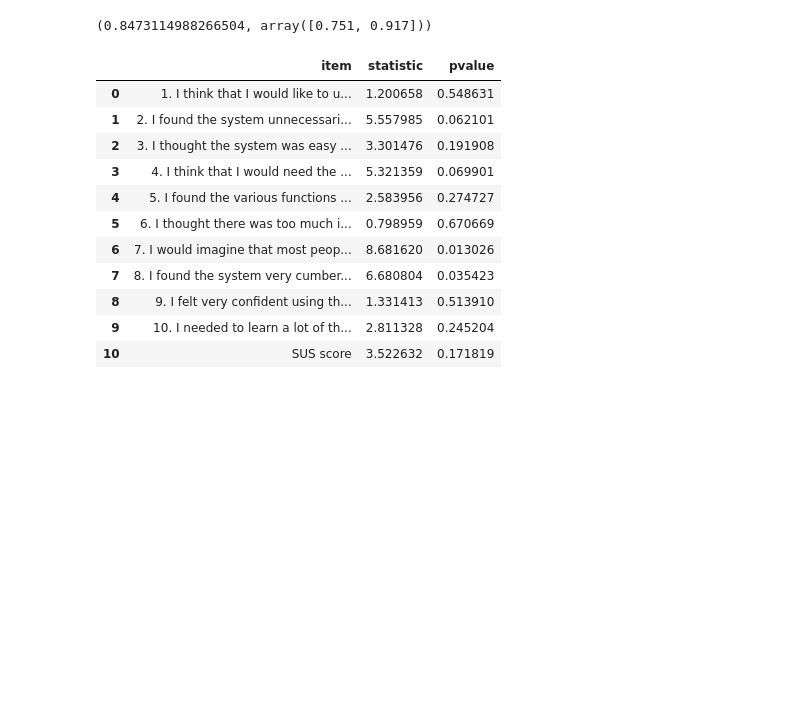
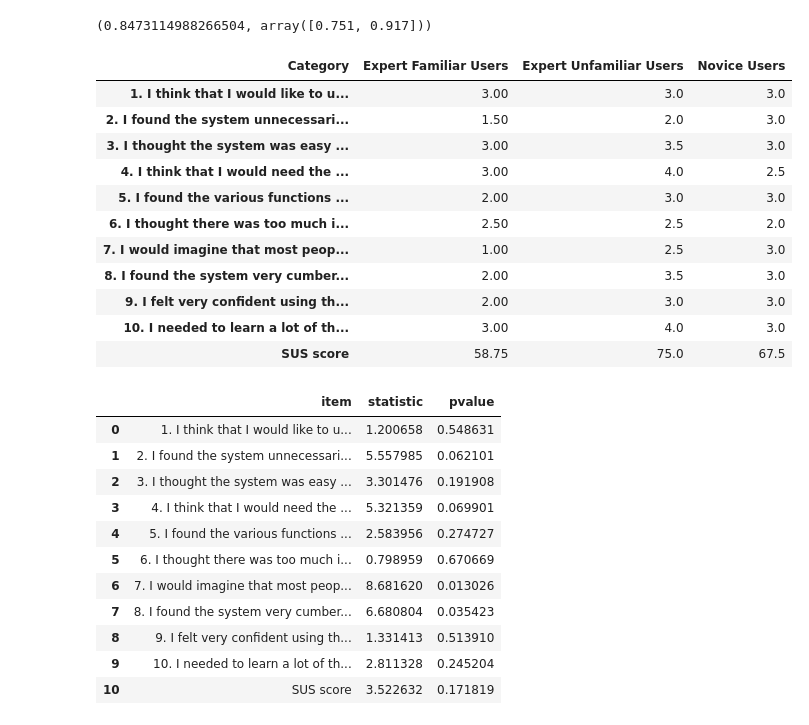
Before and after one commit to IAAA-Lab/Acceptance-testing-of-geospatial-semantic-search-engines-ODECO-CNIG, a Jupyter notebook: Analysis of System Usability Scale (SUS) scores/Analysis_of_System_Usability_Scale_(SUS)_scores.ipynb, the cells around one changed output. Drawn from its saved outputs; the diff is of its cells as text; code cells hidden in the pictures; blank space fills up the shorter version.

```diff
--- a/Analysis of System Usability Scale (SUS) scores/Analysis_of_System_Usability_Scale_(SUS)_scores.ipynb
+++ b/Analysis of System Usability Scale (SUS) scores/Analysis_of_System_Usability_Scale_(SUS)_scores.ipynb
@@ -31,6 +31,22 @@ sus.head()
 pg.cronbach_alpha(data=sus.iloc[:,1:11])
 # %% [output]
 (0.8473114988266504, array([0.751, 0.917]))
+# %%
+#Median System Usability Scale (SUS) scores for each item and testing group
+sus.groupby(['Category']).median().T
+# %% [output]
+| Category | Expert Familiar Users | Expert Unfamiliar Users | Novice Users |
+| 1. I think that I would like to u... | 3.00 | 3.0 | 3.0 |
+| 2. I found the system unnecessari... | 1.50 | 2.0 | 3.0 |
+| 3. I thought the system was easy ... | 3.00 | 3.5 | 3.0 |
+| 4. I think that I would need the ... | 3.00 | 4.0 | 2.5 |
+| 5. I found the various functions ... | 2.00 | 3.0 | 3.0 |
+| 6. I thought there was too much i... | 2.50 | 2.5 | 2.0 |
+| 7. I would imagine that most peop... | 1.00 | 2.5 | 3.0 |
+| 8. I found the system very cumber... | 2.00 | 3.5 | 3.0 |
+| 9. I felt very confident using th... | 2.00 | 3.0 | 3.0 |
+| 10. I needed to learn a lot of th... | 3.00 | 4.0 | 3.0 |
+| SUS score | 58.75 | 75.0 | 67.5 |
 # %%
 # Function to calculate Kruskal-Wallis (non-parametric test to check whether a data set comes from the same population)
 def kruskal_wallis(item):
```
